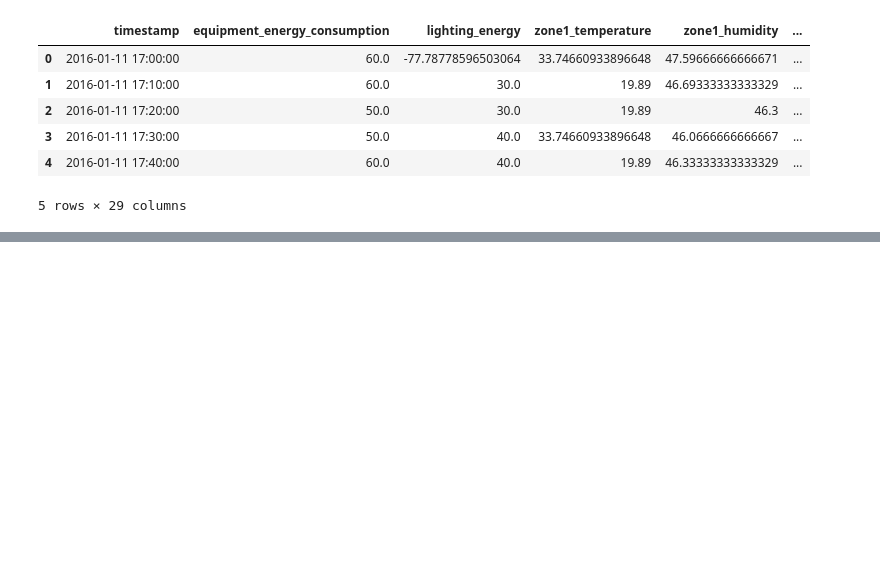
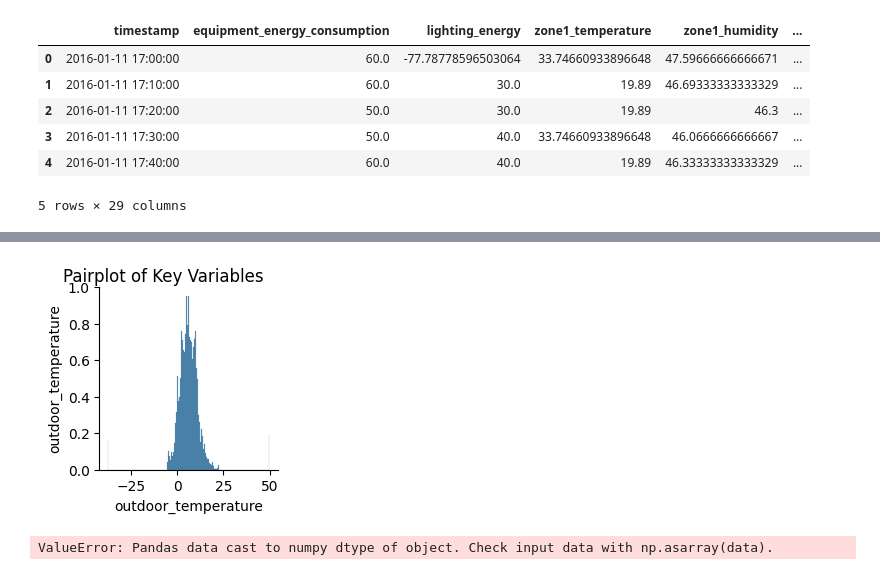
Before and after one commit to sarathkumar1304/DS-Intern-Assignment-Sarath_Kumar, a Jupyter notebook: notebooks/research.ipynb, the cells around one changed output, grey strips where cells are left out. Saved outputs shown, nothing was run; the diff lists cells and outputs as text; code cells hidden in the pictures; blank space fills up the shorter version.

```diff
--- a/notebooks/research.ipynb
+++ b/notebooks/research.ipynb
@@ -56,0 +105,18 @@ dtype: float64
+# %%
+# Multivariate Analysis
+# Pairplot for selected variables to visualize interactions
+selected_cols = ['equipment_energy_consumption', 'lighting_energy', 'outdoor_temperature', 'zone1_temperature', 'zone1_humidity']
+sns.pairplot(df[selected_cols].dropna())
+plt.suptitle('Pairplot of Key Variables', y=1.02)
+plt.show()
+
+# Multiple regression: Predict equipment energy consumption from other variables
+import statsmodels.api as sm
+X = df[['lighting_energy', 'outdoor_temperature', 'zone1_temperature', 'zone1_humidity']].dropna()
+y = df.loc[X.index, 'equipment_energy_consumption']
+X = sm.add_constant(X)
+model = sm.OLS(y, X).fit()
+print(model.summary())
+# %% [output]
+[figure, added]
+ValueError: Pandas data cast to numpy dtype of object. Check input data with np.asarray(data).
```
Also changed, not shown: parts of 14 cells of this notebook.
